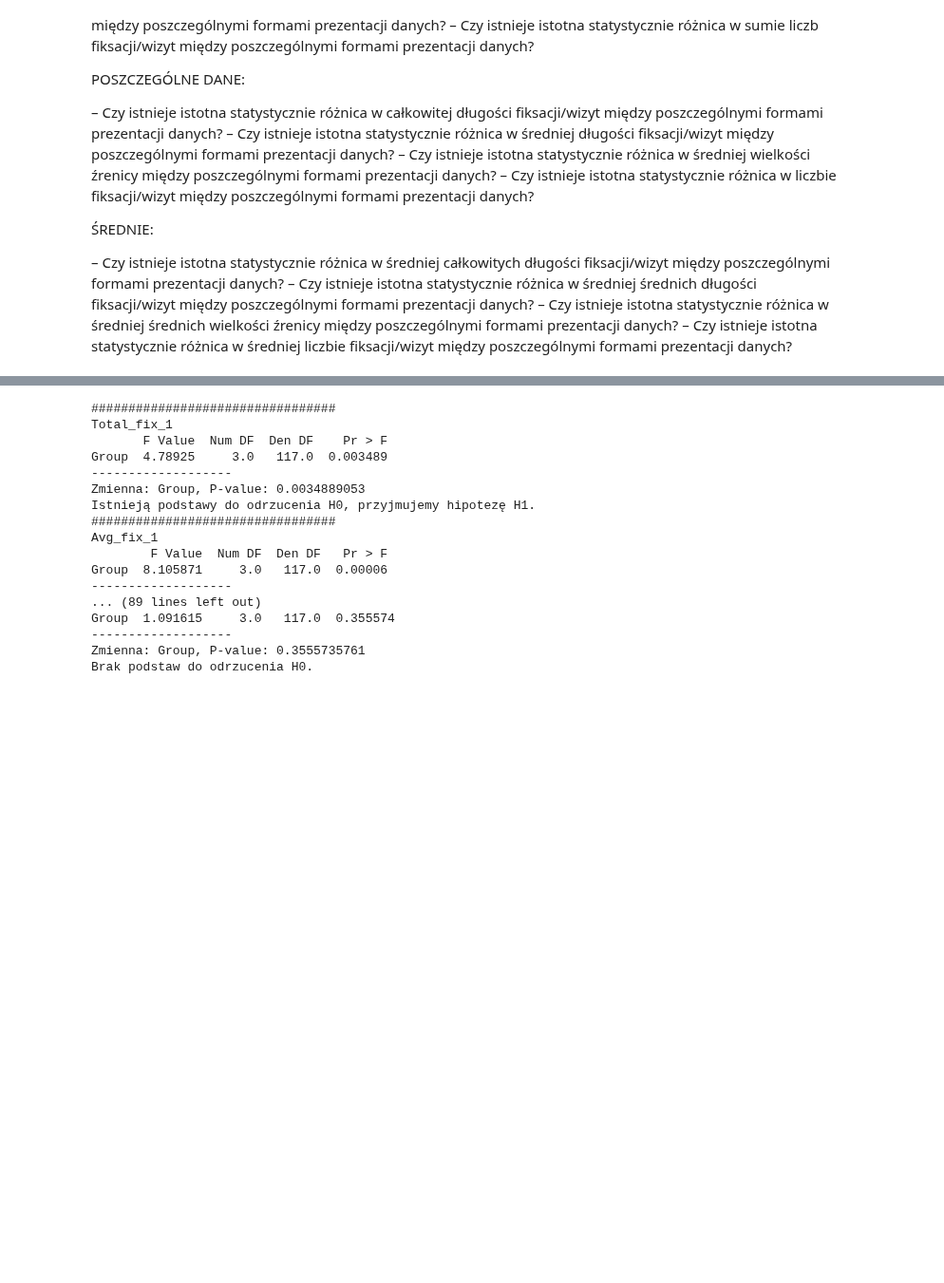
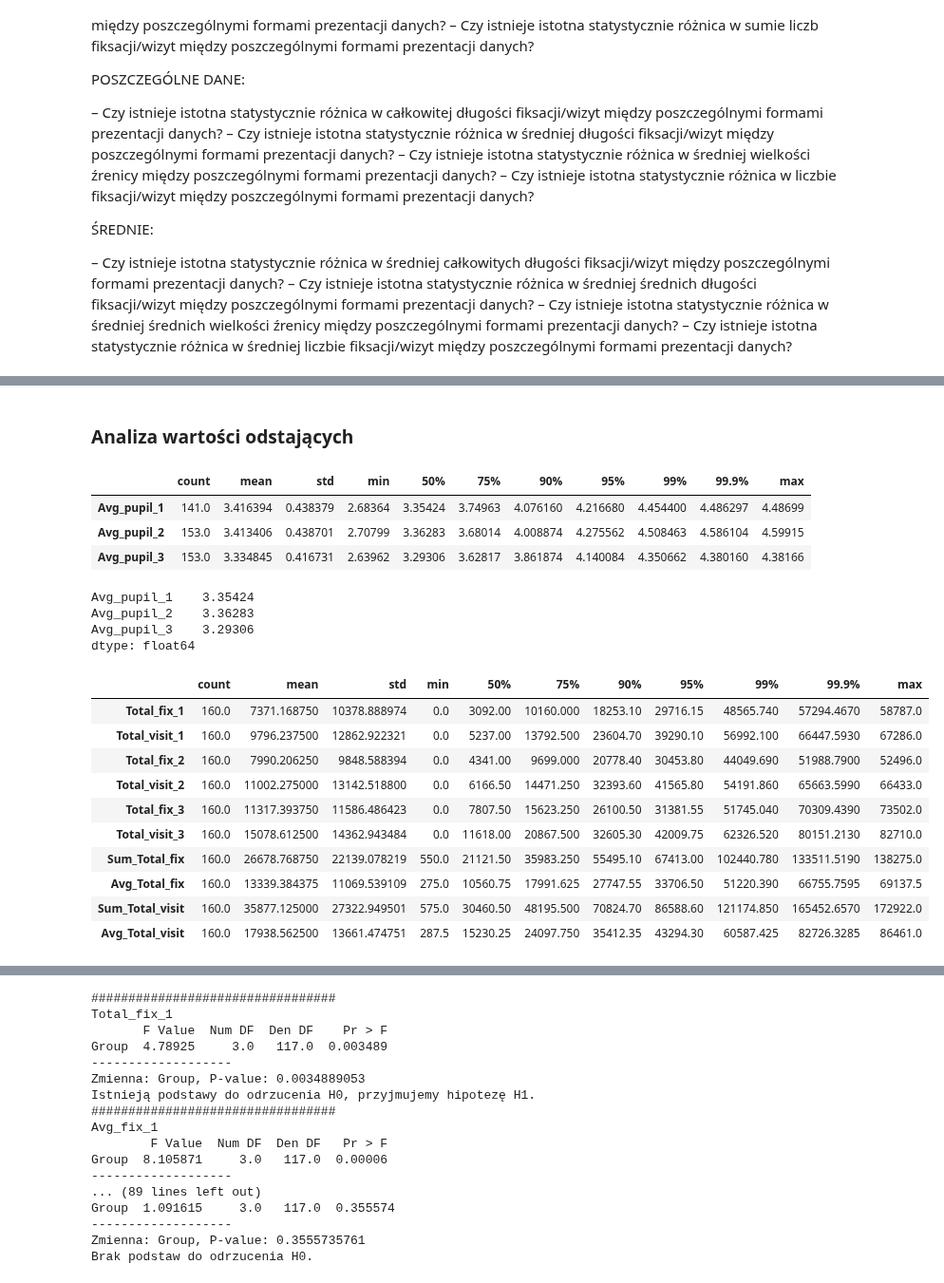
Before and after one commit to MartaSolarz/Master_thesis, a Jupyter notebook: statistical_tests/redundance/8_mapa_tabela_tekst_wykres.ipynb, the cells around one changed output, grey strips where cells are left out. Shown at 95% size. Saved outputs shown, nothing was run; the diff lists cells and outputs as text; code cells hidden in the pictures; blank space fills up the shorter version.

Commit message:
redundancy - mapa vs tabela vs tekst vs wykres - wartosci odstajace analiza

```diff
--- a/statistical_tests/redundance/8_mapa_tabela_tekst_wykres.ipynb
+++ b/statistical_tests/redundance/8_mapa_tabela_tekst_wykres.ipynb
@@ -62,3 +62,33 @@ def posthoc_tests(df, columns):
 # %%
 fixations = df.filter(regex='.*fix.*').columns
 visits = df.filter(regex='.*visit.*').columns
+# %% [markdown]
+### Analiza wartości odstających
+# %%
+df.filter(regex='.*pupil.*').describe([.75, .9, .95, .99, .999]).T
+# %% [output]
+|  | count | mean | std | min | 50% | 75% | 90% | 95% | 99% | 99.9% | max |
+| Avg_pupil_1 | 141.0 | 3.416394 | 0.438379 | 2.68364 | 3.35424 | 3.74963 | 4.076160 | 4.216680 | 4.454400 | 4.486297 | 4.48699 |
+| Avg_pupil_2 | 153.0 | 3.413406 | 0.438701 | 2.70799 | 3.36283 | 3.68014 | 4.008874 | 4.275562 | 4.508463 | 4.586104 | 4.59915 |
+| Avg_pupil_3 | 153.0 | 3.334845 | 0.416731 | 2.63962 | 3.29306 | 3.62817 | 3.861874 | 4.140084 | 4.350662 | 4.380160 | 4.38166 |
+# %%
+df.filter(regex='.*pupil.*').median()
+# %% [output]
+Avg_pupil_1    3.35424
+Avg_pupil_2    3.36283
+Avg_pupil_3    3.29306
+dtype: float64
+# %%
+df.filter(regex='Total.*').describe([.75, .9, .95, .99, .999]).T
+# %% [output]
+|  | count | mean | std | min | 50% | 75% | 90% | 95% | 99% | 99.9% | max |
+| Total_fix_1 | 160.0 | 7371.168750 | 10378.888974 | 0.0 | 3092.00 | 10160.000 | 18253.10 | 29716.15 | 48565.740 | 57294.4670 | 58787.0 |
+| Total_visit_1 | 160.0 | 9796.237500 | 12862.922321 | 0.0 | 5237.00 | 13792.500 | 23604.70 | 39290.10 | 56992.100 | 66447.5930 | 67286.0 |
+| Total_fix_2 | 160.0 | 7990.206250 | 9848.588394 | 0.0 | 4341.00 | 9699.000 | 20778.40 | 30453.80 | 44049.690 | 51988.7900 | 52496.0 |
+| Total_visit_2 | 160.0 | 11002.275000 | 13142.518800 | 0.0 | 6166.50 | 14471.250 | 32393.60 | 41565.80 | 54191.860 | 65663.5990 | 66433.0 |
+| Total_fix_3 | 160.0 | 11317.393750 | 11586.486423 | 0.0 | 7807.50 | 15623.250 | 26100.50 | 31381.55 | 51745.040 | 70309.4390 | 73502.0 |
+| Total_visit_3 | 160.0 | 15078.612500 | 14362.943484 | 0.0 | 11618.00 | 20867.500 | 32605.30 | 42009.75 | 62326.520 | 80151.2130 | 82710.0 |
+| Sum_Total_fix | 160.0 | 26678.768750 | 22139.078219 | 550.0 | 21121.50 | 35983.250 | 55495.10 | 67413.00 | 102440.780 | 133511.5190 | 138275.0 |
+| Avg_Total_fix | 160.0 | 13339.384375 | 11069.539109 | 275.0 | 10560.75 | 17991.625 | 27747.55 | 33706.50 | 51220.390 | 66755.7595 | 69137.5 |
+| Sum_Total_visit | 160.0 | 35877.125000 | 27322.949501 | 575.0 | 30460.50 | 48195.500 | 70824.70 | 86588.60 | 121174.850 | 165452.6570 | 172922.0 |
+| Avg_Total_visit | 160.0 | 17938.562500 | 13661.474751 | 287.5 | 15230.25 | 24097.750 | 35412.35 | 43294.30 | 60587.425 | 82726.3285 | 86461.0 |
```
Also changed, not shown: parts of 10 cells of this notebook.
